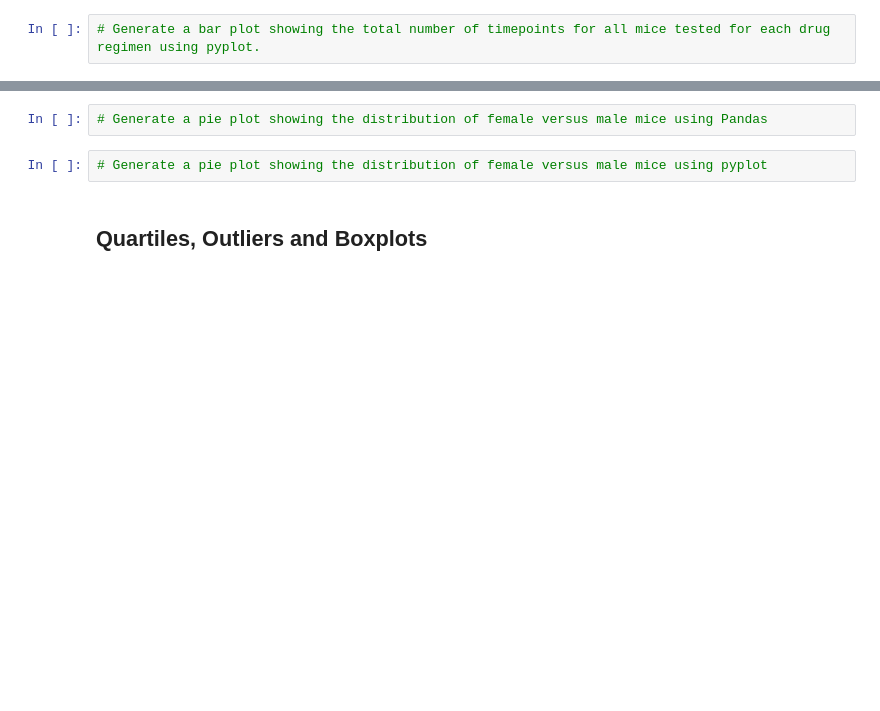
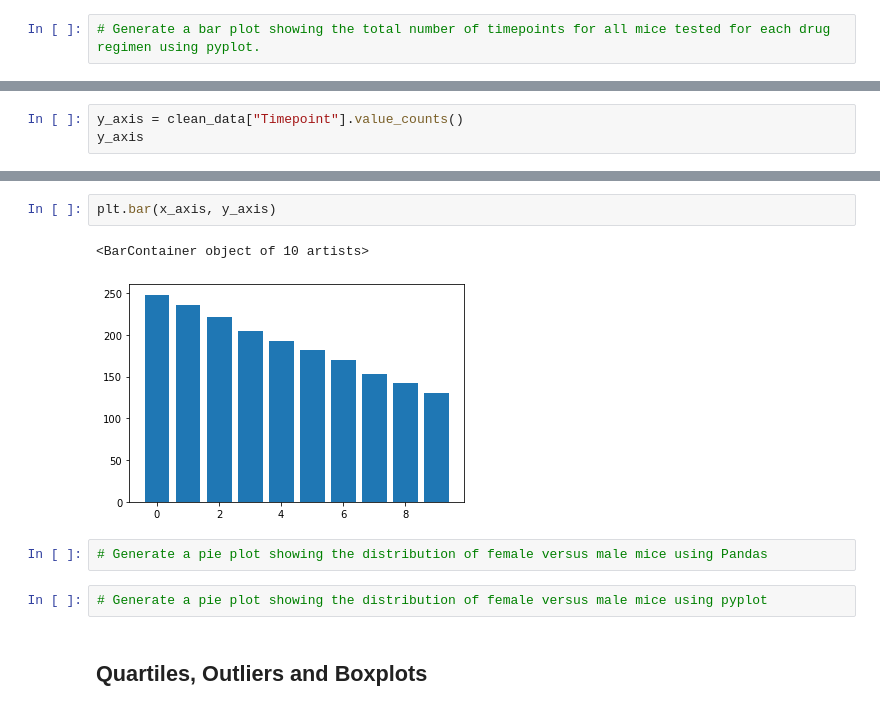
Before and after one commit to jaybdhruv/matplotlib_python_challenge, a Jupyter notebook: Pymaceuticals/pymaceuticals_starter.ipynb, the cells around one changed output, grey strips where cells are left out. Drawn from its saved outputs; the diff is of its cells as text; blank space fills up the shorter version.

```diff
--- a/Pymaceuticals/pymaceuticals_starter.ipynb
+++ b/Pymaceuticals/pymaceuticals_starter.ipynb
@@ -168,0 +212,3 @@ summary_tumorvolume_agg
+# %%
+y_axis = clean_data["Timepoint"].value_counts()
+y_axis
@@ -169,3 +227,8 @@ summary_tumorvolume_agg
+# %%
+plt.bar(x_axis, y_axis)
+# %% [output]
+<BarContainer object of 10 artists>
+[figure, added]
 # %%
 # Generate a pie plot showing the distribution of female versus male mice using Pandas
 # %%
```
Also changed, not shown: parts of 5 cells of this notebook.
